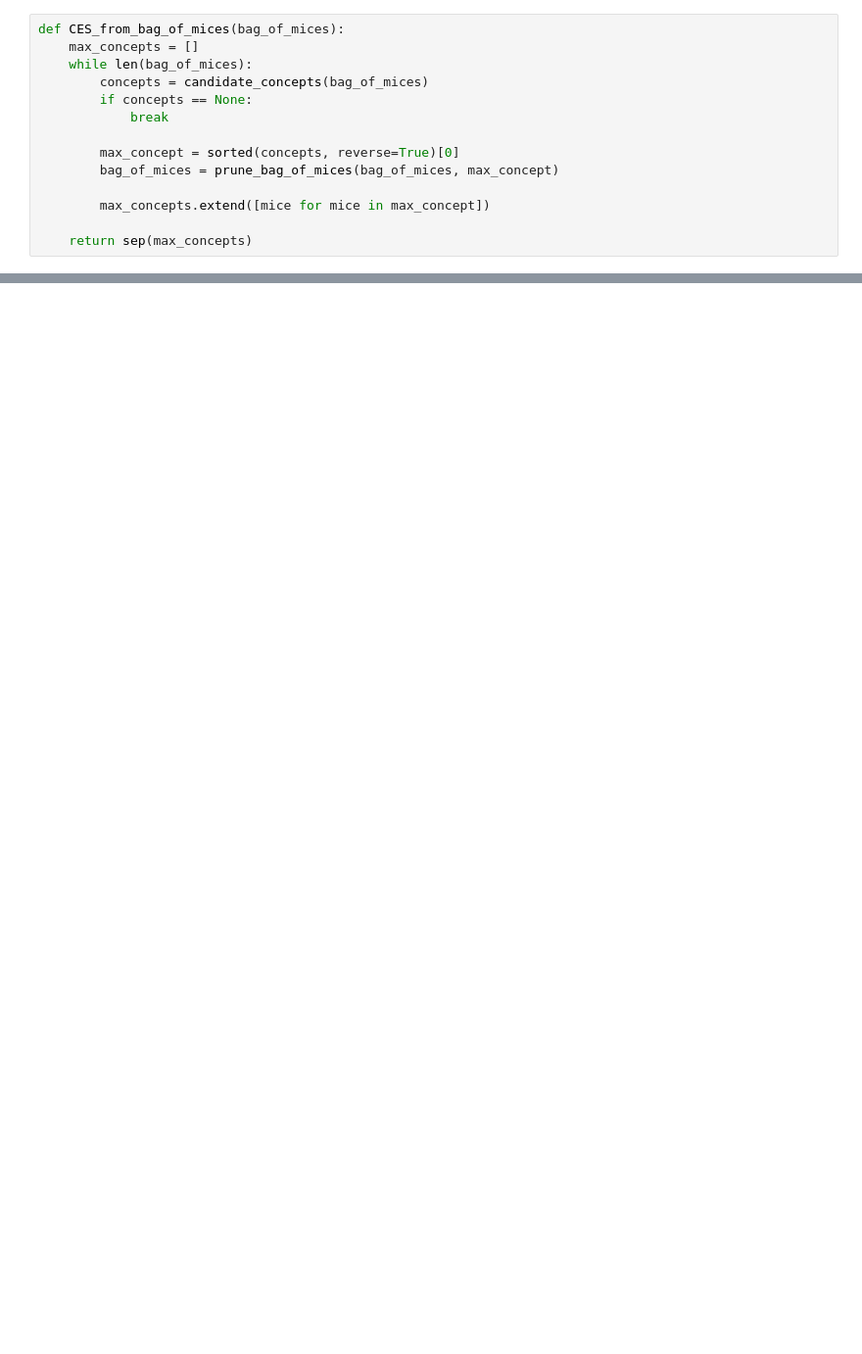
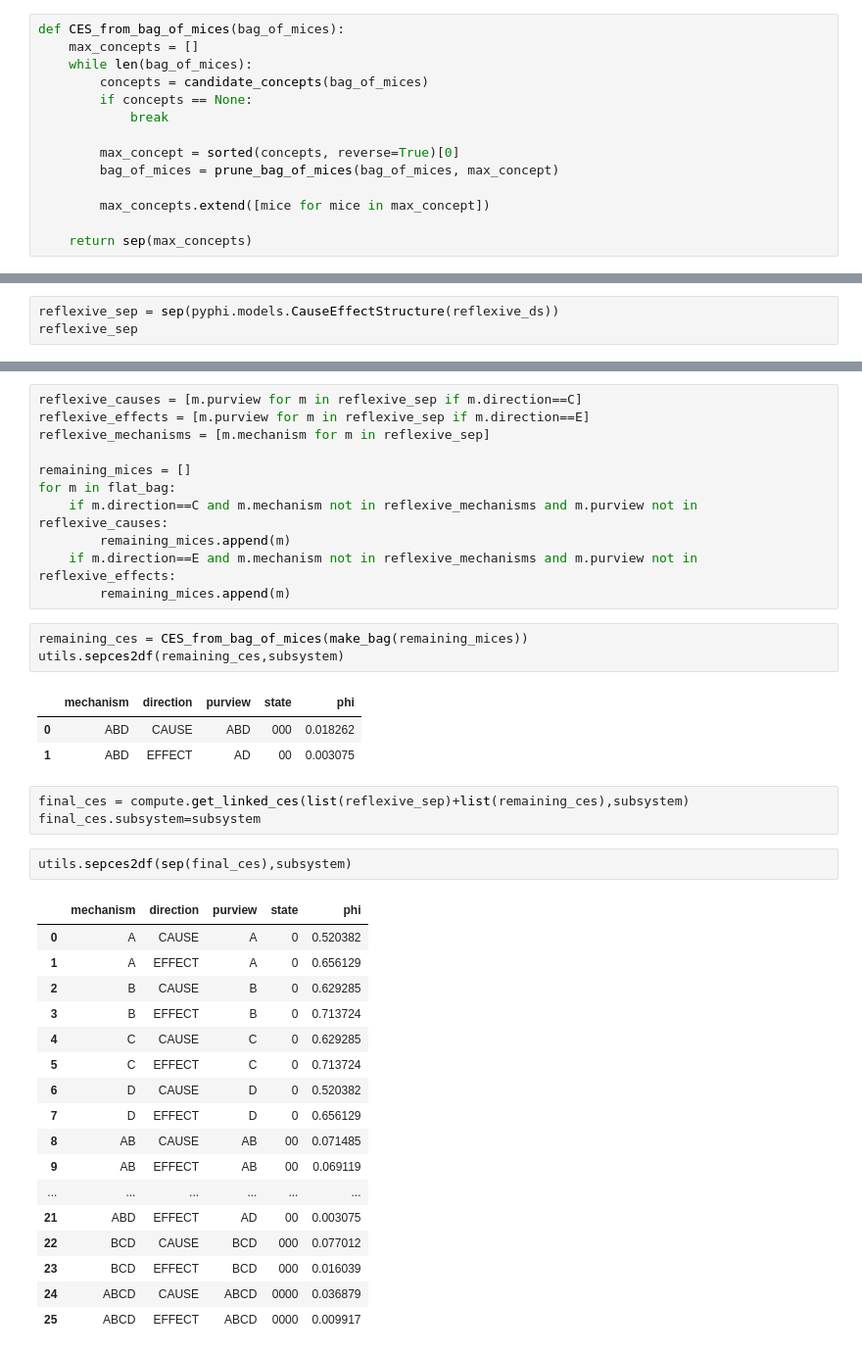
Before and after one commit to matteograsso/visualize_pyphi, a Jupyter notebook: Filling_the_slots.ipynb, the cells around one changed output, grey strips where cells are left out. Shown at 98% size. Cells and saved outputs as stored; diff of their text form; blank space fills up the shorter version.

```diff
--- a/Filling_the_slots.ipynb
+++ b/Filling_the_slots.ipynb
@@ -209,0 +246,3 @@ utils.sepces2df(ces,subsystem)
+# %%
+reflexive_sep = sep(pyphi.models.CauseEffectStructure(reflexive_ds))
+reflexive_sep
@@ -209,0 +267,41 @@ utils.sepces2df(ces,subsystem)
+# %%
+reflexive_causes = [m.purview for m in reflexive_sep if m.direction==C]
+reflexive_effects = [m.purview for m in reflexive_sep if m.direction==E]
+reflexive_mechanisms = [m.mechanism for m in reflexive_sep]
+
+remaining_mices = []
+for m in flat_bag:
+    if m.direction==C and m.mechanism not in reflexive_mechanisms and m.purview not in reflexive_causes:
+        remaining_mices.append(m)
+    if m.direction==E and m.mechanism not in reflexive_mechanisms and m.purview not in reflexive_effects:
+        remaining_mices.append(m)
+# %%
+remaining_ces = CES_from_bag_of_mices(make_bag(remaining_mices))
+utils.sepces2df(remaining_ces,subsystem)
+# %% [output]
+|  | mechanism | direction | purview | state | phi |
+| 0 | ABD | CAUSE | ABD | 000 | 0.018262 |
+| 1 | ABD | EFFECT | AD | 00 | 0.003075 |
+# %%
+final_ces = compute.get_linked_ces(list(reflexive_sep)+list(remaining_ces),subsystem)
+final_ces.subsystem=subsystem
+# %%
+utils.sepces2df(sep(final_ces),subsystem)
+# %% [output]
+|  | mechanism | direction | purview | state | phi |
+| 0 | A | CAUSE | A | 0 | 0.520382 |
+| 1 | A | EFFECT | A | 0 | 0.656129 |
+| 2 | B | CAUSE | B | 0 | 0.629285 |
+| 3 | B | EFFECT | B | 0 | 0.713724 |
+| 4 | C | CAUSE | C | 0 | 0.629285 |
+| 5 | C | EFFECT | C | 0 | 0.713724 |
+| 6 | D | CAUSE | D | 0 | 0.520382 |
+| 7 | D | EFFECT | D | 0 | 0.656129 |
+| 8 | AB | CAUSE | AB | 00 | 0.071485 |
+| 9 | AB | EFFECT | AB | 00 | 0.069119 |
+| ... | ... | ... | ... | ... | ... |
+| 21 | ABD | EFFECT | AD | 00 | 0.003075 |
+| 22 | BCD | CAUSE | BCD | 000 | 0.077012 |
+| 23 | BCD | EFFECT | BCD | 000 | 0.016039 |
+| 24 | ABCD | CAUSE | ABCD | 0000 | 0.036879 |
+| 25 | ABCD | EFFECT | ABCD | 0000 | 0.009917 |
```
Also changed, not shown: parts of 21 cells of this notebook.
